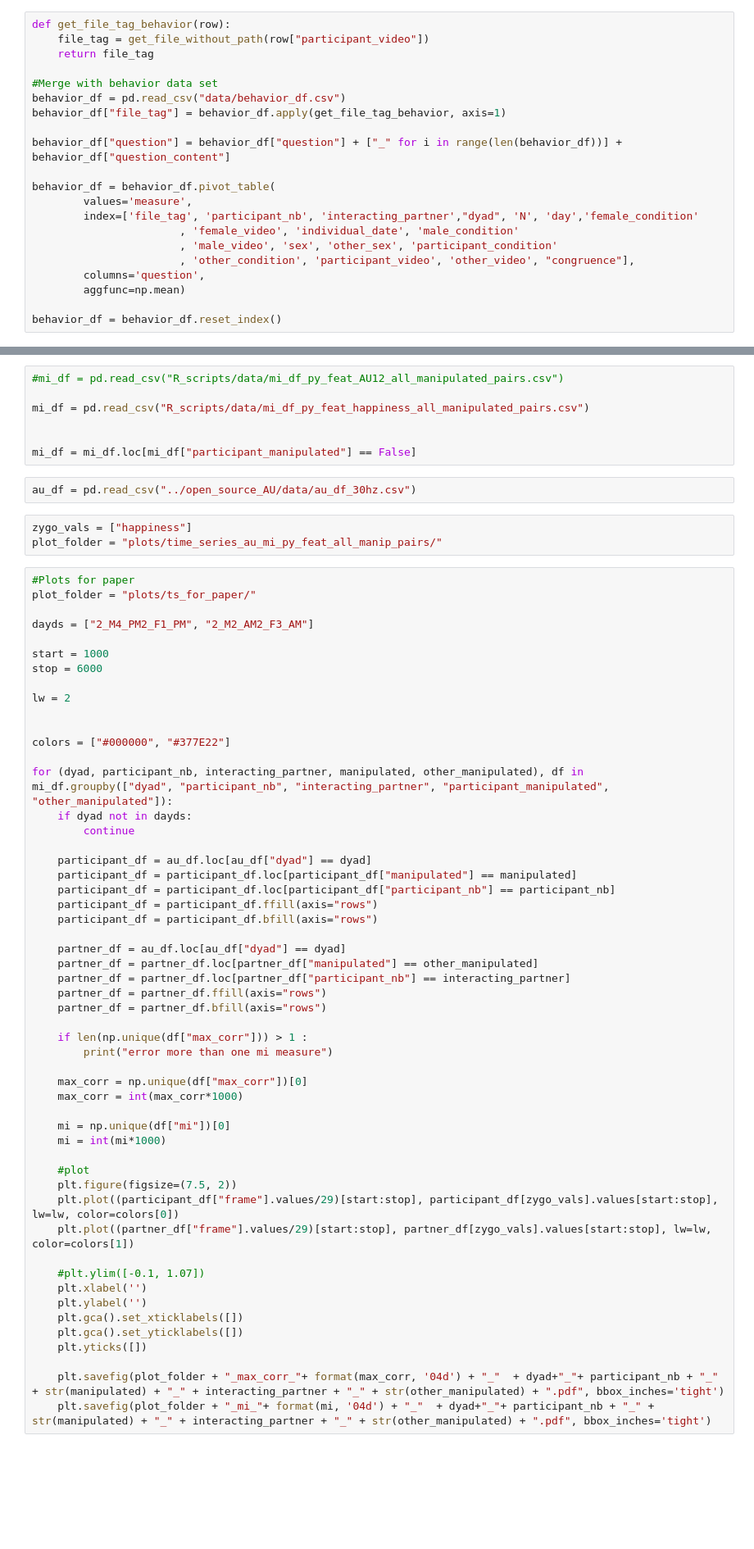
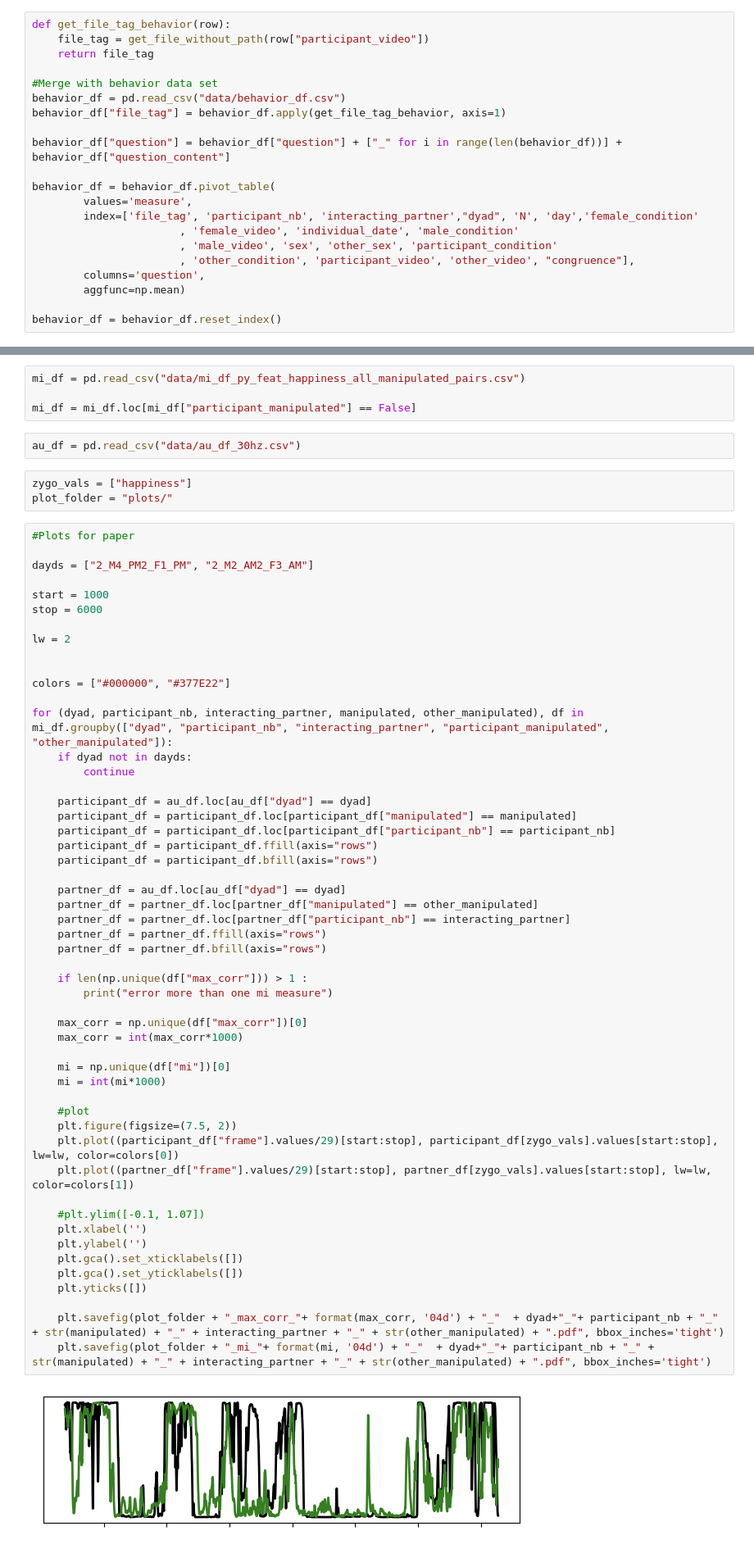
Before and after one commit to Pablo-Arias/speed_dating, a Jupyter notebook: Mutual Information and Cross Corelation.ipynb, the cells around one changed output, grey strips where cells are left out. Shown: that part at 82% size. Drawn from its saved outputs; the diff is of its cells as text; blank space fills up the shorter version.

```diff
--- a/Mutual Information and Cross Corelation.ipynb
+++ b/Mutual Information and Cross Corelation.ipynb
@@ -210,18 +211,14 @@ df_analysis.to_csv("R_scripts/data/mi_df_py_feat_"+source_feature+"_all_manipula
 # %%
-#mi_df = pd.read_csv("R_scripts/data/mi_df_py_feat_AU12_all_manipulated_pairs.csv")
-
-mi_df = pd.read_csv("R_scripts/data/mi_df_py_feat_happiness_all_manipulated_pairs.csv")
-
+mi_df = pd.read_csv("data/mi_df_py_feat_happiness_all_manipulated_pairs.csv")
 
 mi_df = mi_df.loc[mi_df["participant_manipulated"] == False]
 # %%
-au_df = pd.read_csv("../open_source_AU/data/au_df_30hz.csv")
+au_df = pd.read_csv("data/au_df_30hz.csv")
 # %%
 zygo_vals = ["happiness"]
-plot_folder = "plots/time_series_au_mi_py_feat_all_manip_pairs/"
+plot_folder = "plots/"
 # %%
 #Plots for paper
-plot_folder = "plots/ts_for_paper/"
 
 dayds = ["2_M4_PM2_F1_PM", "2_M2_AM2_F3_AM"]
 
@@ -245,30 +242,32 @@ for (dyad, participant_nb, interacting_partner, manipulated, other_manipulated),
 
     partner_df = au_df.loc[au_df["dyad"] == dyad]
     partner_df = partner_df.loc[partner_df["manipulated"] == other_manipulated]
     partner_df = partner_df.loc[partner_df["participant_nb"] == interacting_partner]
     partner_df = partner_df.ffill(axis="rows")
     partner_df = partner_df.bfill(axis="rows")
 
     if len(np.unique(df["max_corr"])) > 1 :
         print("error more than one mi measure")
 
     max_corr = np.unique(df["max_corr"])[0]
     max_corr = int(max_corr*1000)
 
     mi = np.unique(df["mi"])[0]
     mi = int(mi*1000)
 
     #plot
     plt.figure(figsize=(7.5, 2))
     plt.plot((participant_df["frame"].values/29)[start:stop], participant_df[zygo_vals].values[start:stop], lw=lw, color=colors[0])
     plt.plot((partner_df["frame"].values/29)[start:stop], partner_df[zygo_vals].values[start:stop], lw=lw, color=colors[1])
 
     #plt.ylim([-0.1, 1.07])
     plt.xlabel('')
     plt.ylabel('')
     plt.gca().set_xticklabels([])
     plt.gca().set_yticklabels([])
     plt.yticks([])
 
     plt.savefig(plot_folder + "_max_corr_"+ format(max_corr, '04d') + "_"  + dyad+"_"+ participant_nb + "_" + str(manipulated) + "_" + interacting_partner + "_" + str(other_manipulated) + ".pdf", bbox_inches='tight')
     plt.savefig(plot_folder + "_mi_"+ format(mi, '04d') + "_"  + dyad+"_"+ participant_nb + "_" + str(manipulated) + "_" + interacting_partner + "_" + str(other_manipulated) + ".pdf", bbox_inches='tight')
+# %% [output]
+[figure, added]
```
Also changed, not shown: parts of 24 cells of this notebook, 22 other files.
